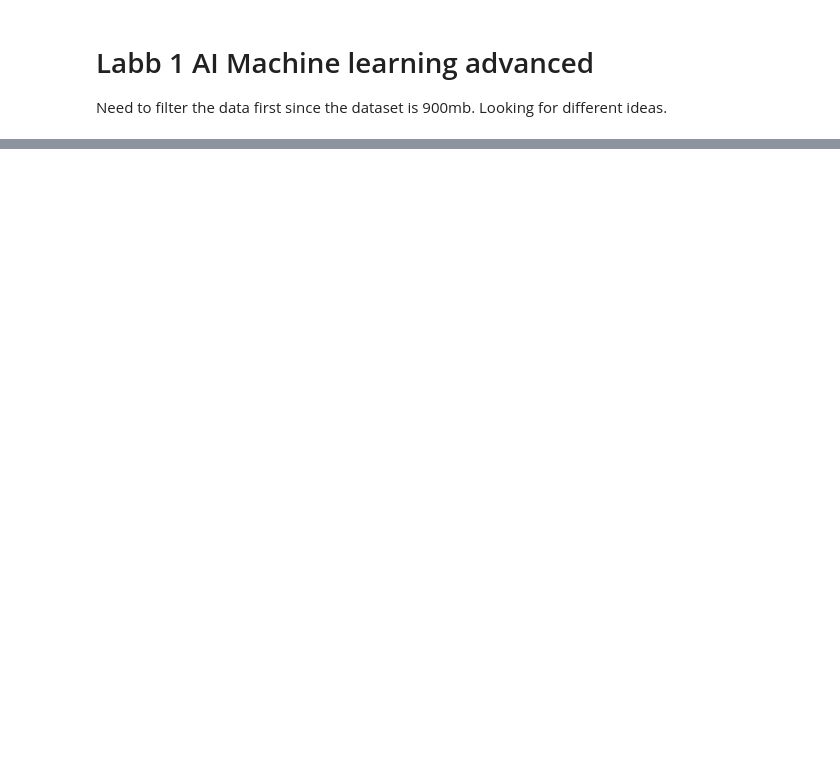
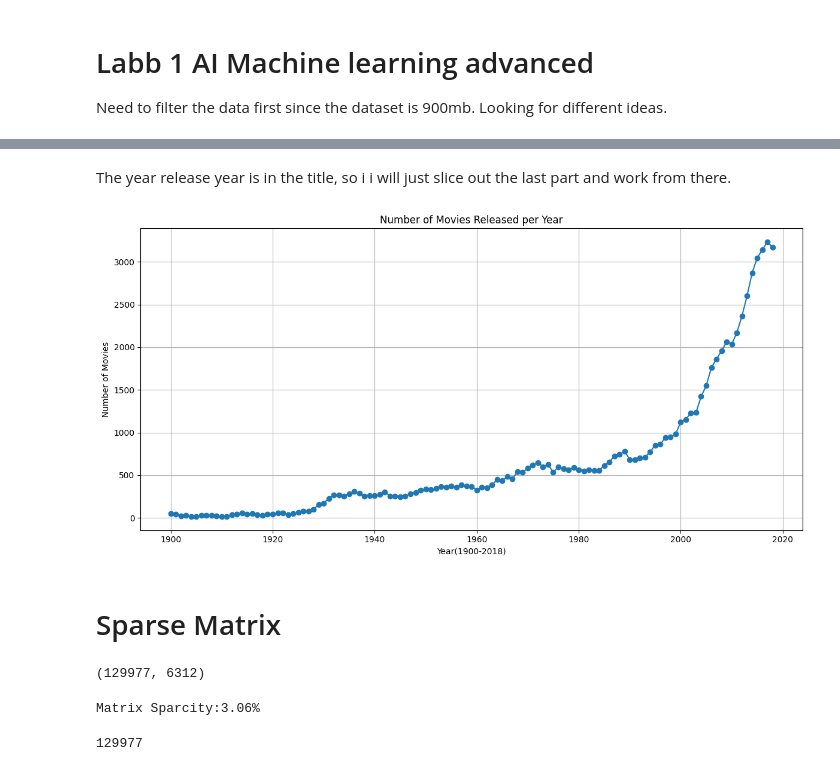
Before and after one commit to Lyceriuss/Python-Henrik-Pedersen-OPA2023, a Jupyter notebook: AI2-Lab1/Labb.ipynb, the cells around one changed output, grey strips where cells are left out. Cells and saved outputs as stored; diff of their text form; code cells hidden in the pictures; blank space fills up the shorter version.

Commit message:
Sparse_Matrix

```diff
--- a/AI2-Lab1/Labb.ipynb
+++ b/AI2-Lab1/Labb.ipynb
@@ -104,0 +210,27 @@ Name: count, dtype: float64
+# %% [markdown]
+The year release year is in the title, so i i will just slice out the last part and work from there.
+# %%
+release_years = df_movies['title'].str[-5:-1]   #Just slice out the last part and use it.
+
+
+release_years = release_years.str.extract('(\d+)').astype(float)    #Gippity
+
+release_years = release_years[(
+    release_years >= 1900) & (release_years <= 2018)]
+
+movies_per_year = release_years[0].value_counts().sort_index()
+
+# Plotting
+plt.figure(figsize=(12, 6))
+plt.plot(movies_per_year.index, movies_per_year.values,
+         marker='o', linestyle='-')
+plt.title('Number of Movies Released per Year')
+plt.xlabel('Year(1900-2018)')
+plt.ylabel('Number of Movies')
+plt.grid(True)
+plt.tight_layout()
+plt.show()
+# %% [output]
+[figure, added]
+# %% [markdown]
+# Sparse Matrix
@@ -104,0 +254,20 @@ Name: count, dtype: float64
+# %%
+sparse_matrix.shape
+#User/Movies
+# %% [output]
+(129977, 6312)
+# %%
+n_total = sparse_matrix.shape[0]*sparse_matrix.shape[1]
+n_ratings = sparse_matrix.nnz
+
+sparsity = n_ratings/n_total
+
+print(f"Matrix Sparcity:{round(sparsity*100,2)}% ")
+# %% [output]
+Matrix Sparcity:3.06%
+# %%
+n_ratings_per_user = sparse_matrix.getnnz(axis=1)
+
+len(n_ratings_per_user)
+# %% [output]
+129977
```
Also changed, not shown: parts of 13 cells of this notebook.
